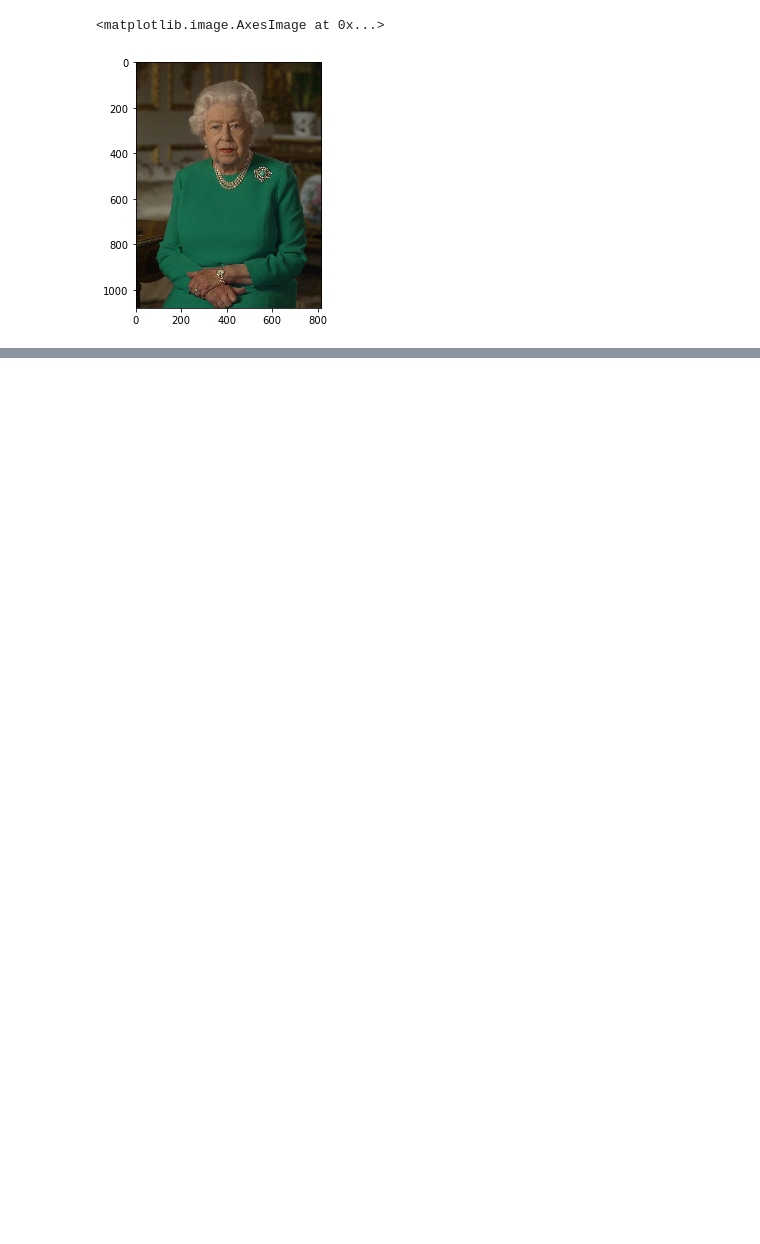
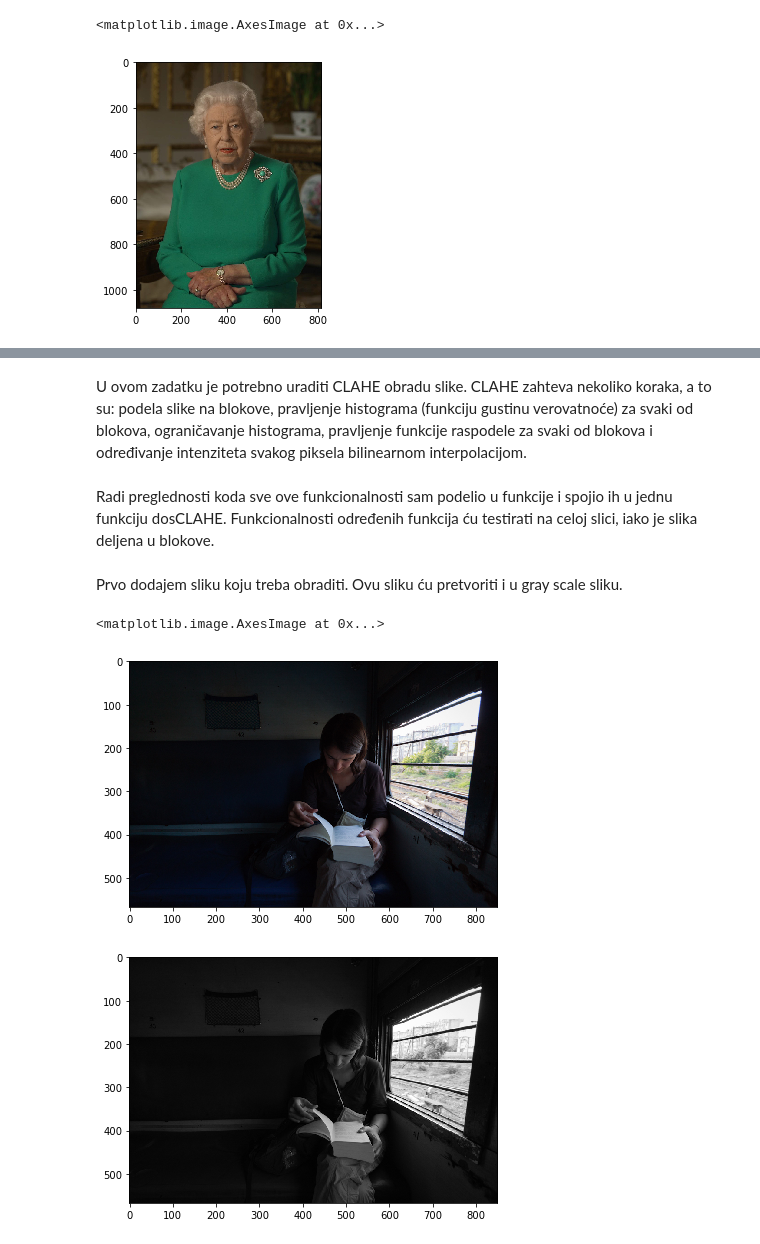
Before and after one commit to mmacura9/DOS_domaci1, a Jupyter notebook: domaci1_1.ipynb, the cells around one changed output, grey strips where cells are left out. Cells and saved outputs as stored; diff of their text form; code cells hidden in the pictures; blank space fills up the shorter version.

```diff
--- a/domaci1_1.ipynb
+++ b/domaci1_1.ipynb
@@ -46,0 +86,4 @@ io.imshow(imgQueen)
+# %% [markdown]
+U ovom zadatku je potrebno uraditi CLAHE obradu slike. CLAHE zahteva nekoliko koraka, a to su: podela slike na blokove, pravljenje histograma (funkciju gustinu verovatnoće) za svaki od blokova, ograničavanje histograma, pravljenje funkcije raspodele za svaki od blokova i određivanje intenziteta svakog piksela bilinearnom interpolacijom.
+# %% [markdown]
+Radi preglednosti koda sve ove funkcionalnosti sam podelio u funkcije i spojio ih u jednu funkciju dosCLAHE. Funkcionalnosti određenih funkcija ću testirati na celoj slici, iako je slika deljena u blokove.
@@ -46,0 +99,14 @@ io.imshow(imgQueen)
+# %% [markdown]
+Prvo dodajem sliku koju treba obraditi. Ovu sliku ću pretvoriti i u gray scale sliku.
+# %%
+imgIn = imread('train.jpg')
+plt.figure()
+io.imshow(imgIn)
+img1 = color.rgb2yuv(imgIn)
+imgInGray = img_as_ubyte(img1[:,:,0])
+plt.figure()
+io.imshow(imgInGray)
+# %% [output]
+<matplotlib.image.AxesImage at 0x...>
+[figure, added]
+[figure, added]
```
Also changed, not shown: parts of 17 cells of this notebook, 2 other files.
